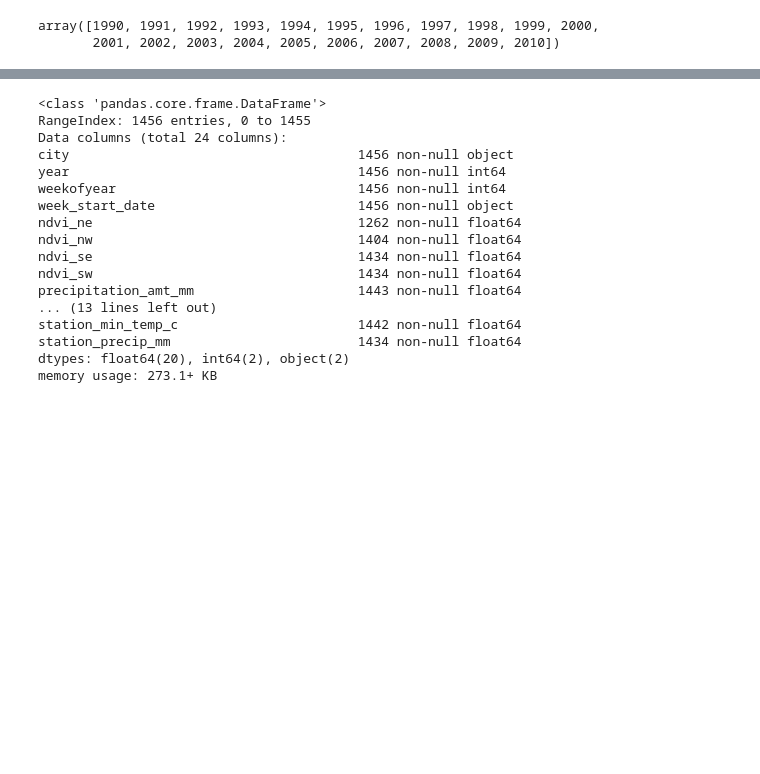
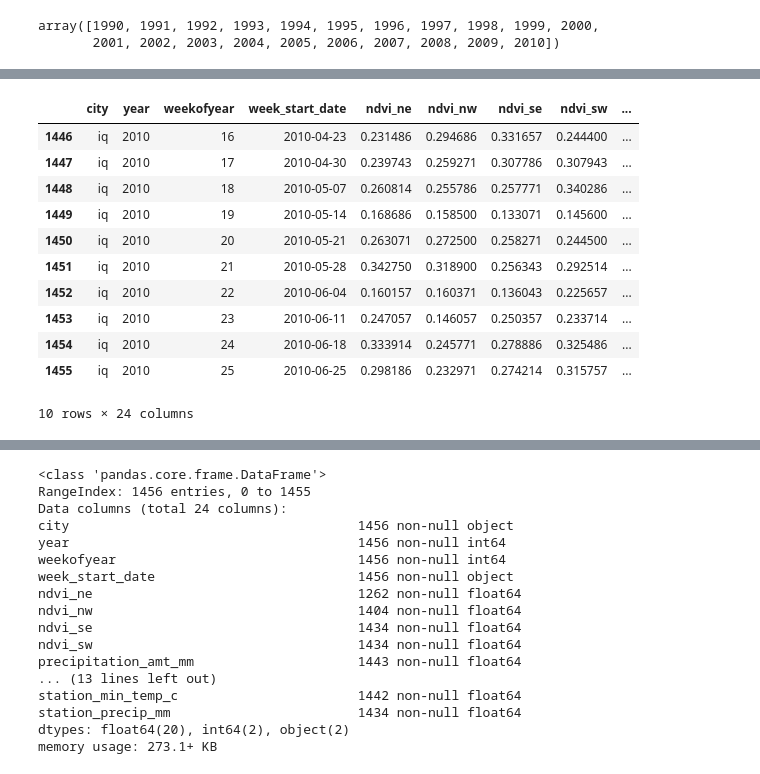
Before and after one commit to iEvidently/dsc-5-capstone-project-online-ds-pt-100118, a Jupyter notebook: dengue_fever_prediction.ipynb, the cells around one changed output, grey strips where cells are left out. Drawn from its saved outputs; the diff is of its cells as text; code cells hidden in the pictures; blank space fills up the shorter version.

```diff
--- a/dengue_fever_prediction.ipynb
+++ b/dengue_fever_prediction.ipynb
@@ -92,0 +147,15 @@ Name: weekofyear, dtype: int64>
+# %%
+df_iq.tail(10)
+# %% [output]
+|  | city | year | weekofyear | week_start_date | ndvi_ne | ndvi_nw | ndvi_se | ndvi_sw | ... |
+| 1446 | iq | 2010 | 16 | 2010-04-23 | 0.231486 | 0.294686 | 0.331657 | 0.244400 | ... |
+| 1447 | iq | 2010 | 17 | 2010-04-30 | 0.239743 | 0.259271 | 0.307786 | 0.307943 | ... |
+| 1448 | iq | 2010 | 18 | 2010-05-07 | 0.260814 | 0.255786 | 0.257771 | 0.340286 | ... |
+| 1449 | iq | 2010 | 19 | 2010-05-14 | 0.168686 | 0.158500 | 0.133071 | 0.145600 | ... |
+| 1450 | iq | 2010 | 20 | 2010-05-21 | 0.263071 | 0.272500 | 0.258271 | 0.244500 | ... |
+| 1451 | iq | 2010 | 21 | 2010-05-28 | 0.342750 | 0.318900 | 0.256343 | 0.292514 | ... |
+| 1452 | iq | 2010 | 22 | 2010-06-04 | 0.160157 | 0.160371 | 0.136043 | 0.225657 | ... |
+| 1453 | iq | 2010 | 23 | 2010-06-11 | 0.247057 | 0.146057 | 0.250357 | 0.233714 | ... |
+| 1454 | iq | 2010 | 24 | 2010-06-18 | 0.333914 | 0.245771 | 0.278886 | 0.325486 | ... |
+| 1455 | iq | 2010 | 25 | 2010-06-25 | 0.298186 | 0.232971 | 0.274214 | 0.315757 | ... |
+10 rows × 24 columns
```
Also changed, not shown: parts of 31 cells of this notebook.
